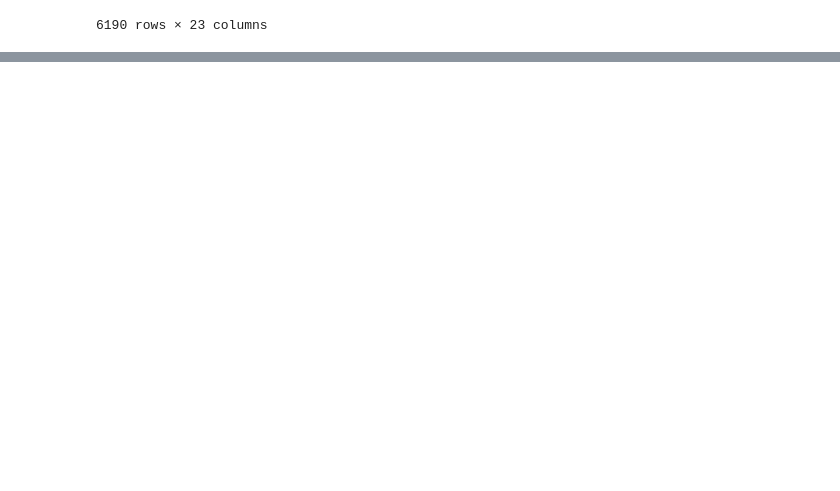
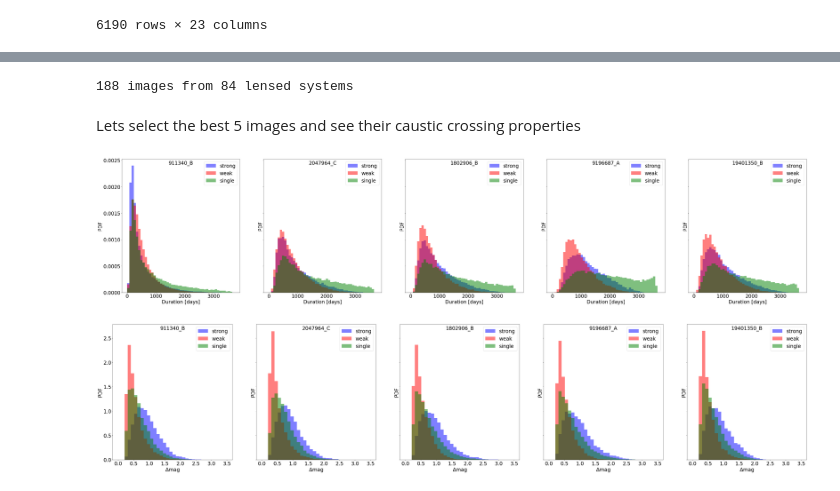
Before and after one commit to fcneirad/OM10-HME, a Jupyter notebook: Selecting lensed images.ipynb, the cells around one changed output, grey strips where cells are left out. Drawn from its saved outputs; the diff is of its cells as text; code cells hidden in the pictures; blank space fills up the shorter version.

```diff
--- a/Selecting lensed images.ipynb
+++ b/Selecting lensed images.ipynb
@@ -40,0 +46,4 @@ lenses.plot_selected()
+# %%
+lenses = nav22.DB()
+lenses.lenses = lenses.lenses[lenses.lenses['ZSRC'] < 1.5]
+lenses.lenses
@@ -40,0 +91,13 @@ lenses.plot_selected()
+# %%
+print(len(lenses.sampled_lenses.index), 'images from', len(np.unique(lenses.sampled_lenses['LENSID'])), 'lensed systems')
+# %% [output]
+188 images from 84 lensed systems
+# %% [markdown]
+Lets select the best 5 images and see their caustic crossing properties
+# %%
+lenses.select_images(random=False, ids=lenses.sampled_lenses['ID'].head(5))
+lenses.sample_events(cc_only=True)
+lenses.plot_selected()
+# %% [output]
+[figure, added]
+[figure, added]
```
Also changed, not shown: parts of 7 cells of this notebook, 2 other files.
